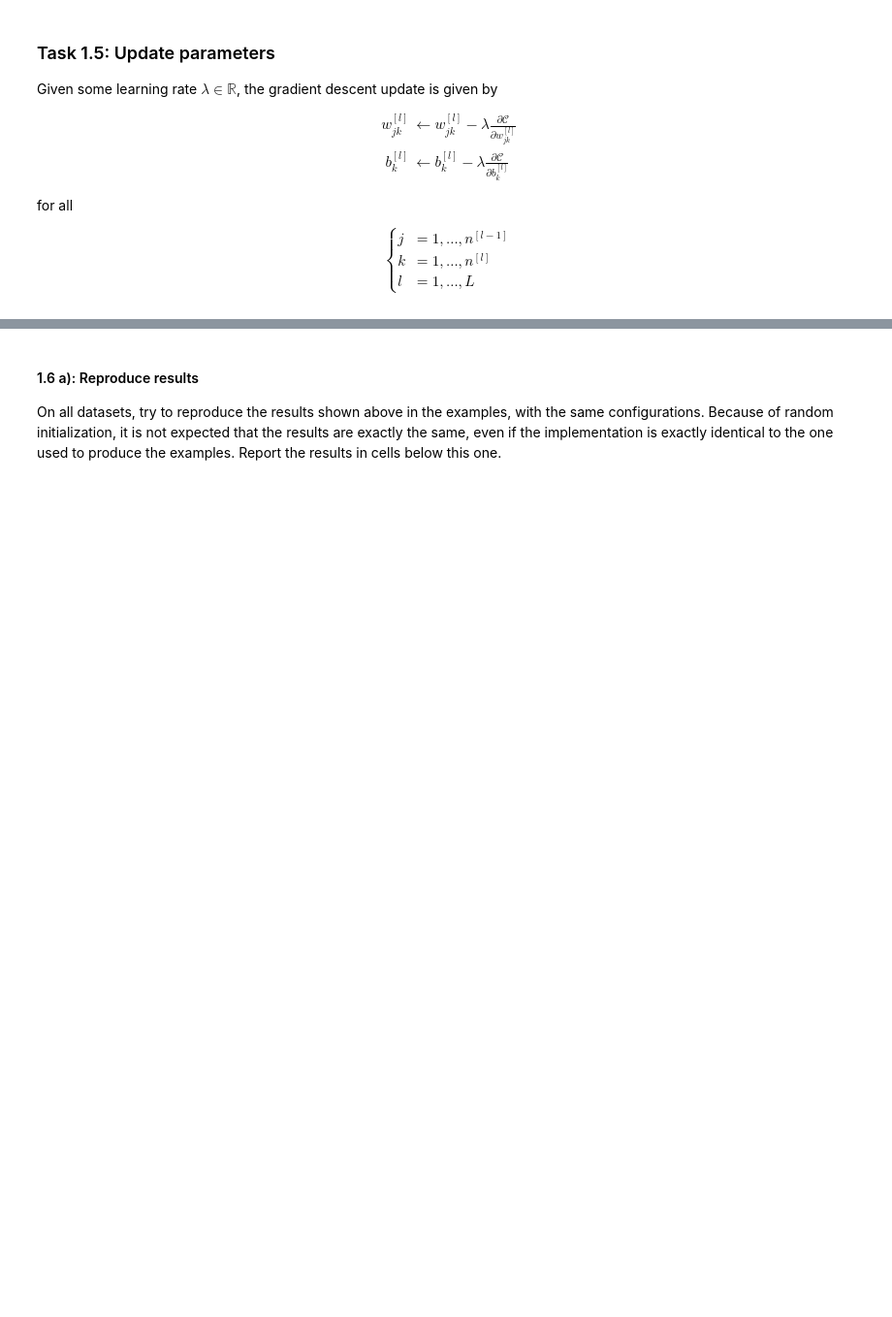
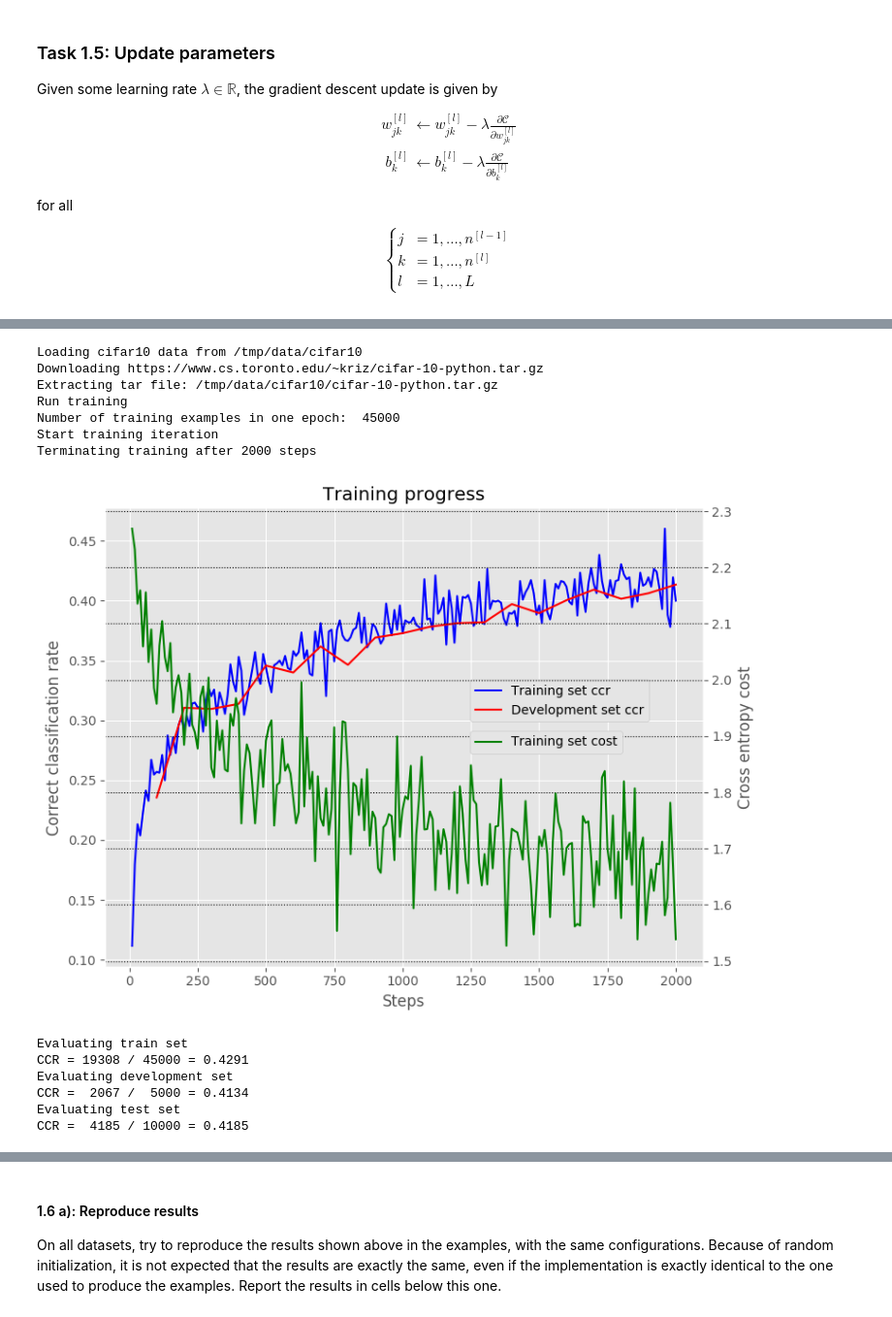
Before and after one commit to geirtul/in5400, a Jupyter notebook: mandatory/m01/uio_in5400_s2019_mandatory1_assignment.ipynb, the cells around one changed output, grey strips where cells are left out. Shown at 97% size. Saved outputs shown, nothing was run; the diff lists cells and outputs as text; code cells hidden in the pictures; blank space fills up the shorter version.

```diff
--- a/mandatory/m01/uio_in5400_s2019_mandatory1_assignment.ipynb
+++ b/mandatory/m01/uio_in5400_s2019_mandatory1_assignment.ipynb
@@ -495,3 +496,24 @@ print("CCR = {0:>5} / {1:>5} = {2:>6.4f}".format(num_correct, num_evaluated,
+# %%
+dataset = "cifar10"
+hidden_dimensions = [128, 32]
+batch_size = 128
+
+main(dataset, hidden_dimensions, batch_size)
+# %% [output]
+Loading cifar10 data from /tmp/data/cifar10
+Downloading https://www.cs.toronto.edu/~kriz/cifar-10-python.tar.gz
+Extracting tar file: /tmp/data/cifar10/cifar-10-python.tar.gz
+Run training
+Number of training examples in one epoch:  45000
+Start training iteration
+Terminating training after 2000 steps
+[figure, added]
+Evaluating train set
+CCR = 19308 / 45000 = 0.4291
+Evaluating development set
+CCR =  2067 /  5000 = 0.4134
+Evaluating test set
+CCR =  4185 / 10000 = 0.4185
 # %% [markdown]
 ### Examples
 
```
Also changed, not shown: parts of 14 cells of this notebook, 4 other files.
